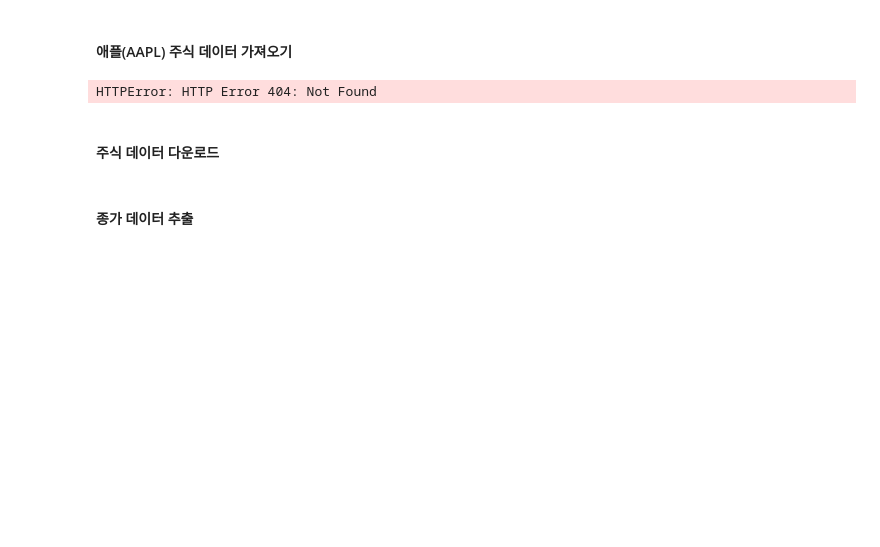
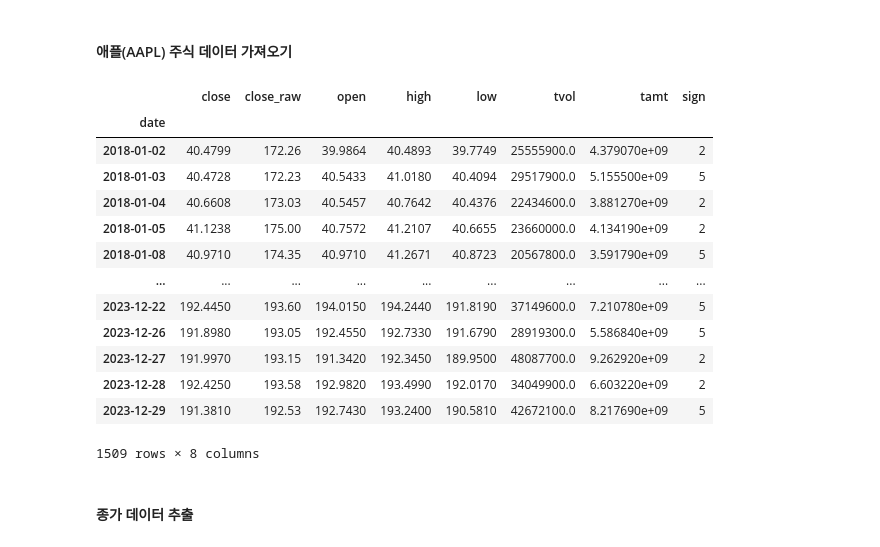
Before and after one commit to safeai-snu/Econometrics, a Jupyter notebook: Part.3/6.Time_Series_Regression_Models.ipynb, the cells around one changed output. Saved outputs shown, nothing was run; the diff lists cells and outputs as text; code cells hidden in the pictures; blank space fills up the shorter version.

```diff
--- a/Part.3/6.Time_Series_Regression_Models.ipynb
+++ b/Part.3/6.Time_Series_Regression_Models.ipynb
@@ -123,11 +123,23 @@ import matplotlib.pyplot as plt
 # %%
 start_date = "2018-01-01"
 end_date = "2023-12-31"
 
-stock = pd.read_csv("https://raw.githubusercontent.com/safeai-snu/Econometrics/refs/heads/main/Part.3/data/AAPL_stock.csv")
+stock = pd.read_csv("https://raw.githubusercontent.com/safeai-snu/Econometrics/refs/heads/main/Part.3/data/AAPL_stock.csv", index_col=0)
 stock = stock.loc[start_date:end_date]
+stock.index = pd.to_datetime(stock.index)
 stock
 # %% [output]
+|  | close | close_raw | open | high | low | tvol | tamt | sign |
+| date |  |  |  |  |  |  |  |  |
+| 2018-01-02 | 40.4799 | 172.26 | 39.9864 | 40.4893 | 39.7749 | 25555900.0 | 4.379070e+09 | 2 |
+| 2018-01-03 | 40.4728 | 172.23 | 40.5433 | 41.0180 | 40.4094 | 29517900.0 | 5.155500e+09 | 5 |
+| 2018-01-04 | 40.6608 | 173.03 | 40.5457 | 40.7642 | 40.4376 | 22434600.0 | 3.881270e+09 | 2 |
+| 2018-01-05 | 41.1238 | 175.00 | 40.7572 | 41.2107 | 40.6655 | 23660000.0 | 4.134190e+09 | 2 |
+| 2018-01-08 | 40.9710 | 174.35 | 40.9710 | 41.2671 | 40.8723 | 20567800.0 | 3.591790e+09 | 5 |
+| ... | ... | ... | ... | ... | ... | ... | ... | ... |
+| 2023-12-22 | 192.4450 | 193.60 | 194.0150 | 194.2440 | 191.8190 | 37149600.0 | 7.210780e+09 | 5 |
+| 2023-12-26 | 191.8980 | 193.05 | 192.4550 | 192.7330 | 191.6790 | 28919300.0 | 5.586840e+09 | 5 |
+| 2023-12-27 | 191.9970 | 193.15 | 191.3420 | 192.3450 | 189.9500 | 48087700.0 | 9.262920e+09 | 2 |
+| 2023-12-28 | 192.4250 | 193.58 | 192.9820 | 193.4990 | 192.0170 | 34049900.0 | 6.603220e+09 | 2 |
+| 2023-12-29 | 191.3810 | 192.53 | 192.7430 | 193.2400 | 190.5810 | 42672100.0 | 8.217690e+09 | 5 |
-HTTPError: HTTP Error 404: Not Found
+1509 rows × 8 columns
-# %% [markdown]
-#### 주식 데이터 다운로드
```
Also changed, not shown: parts of 4 cells of this notebook.
